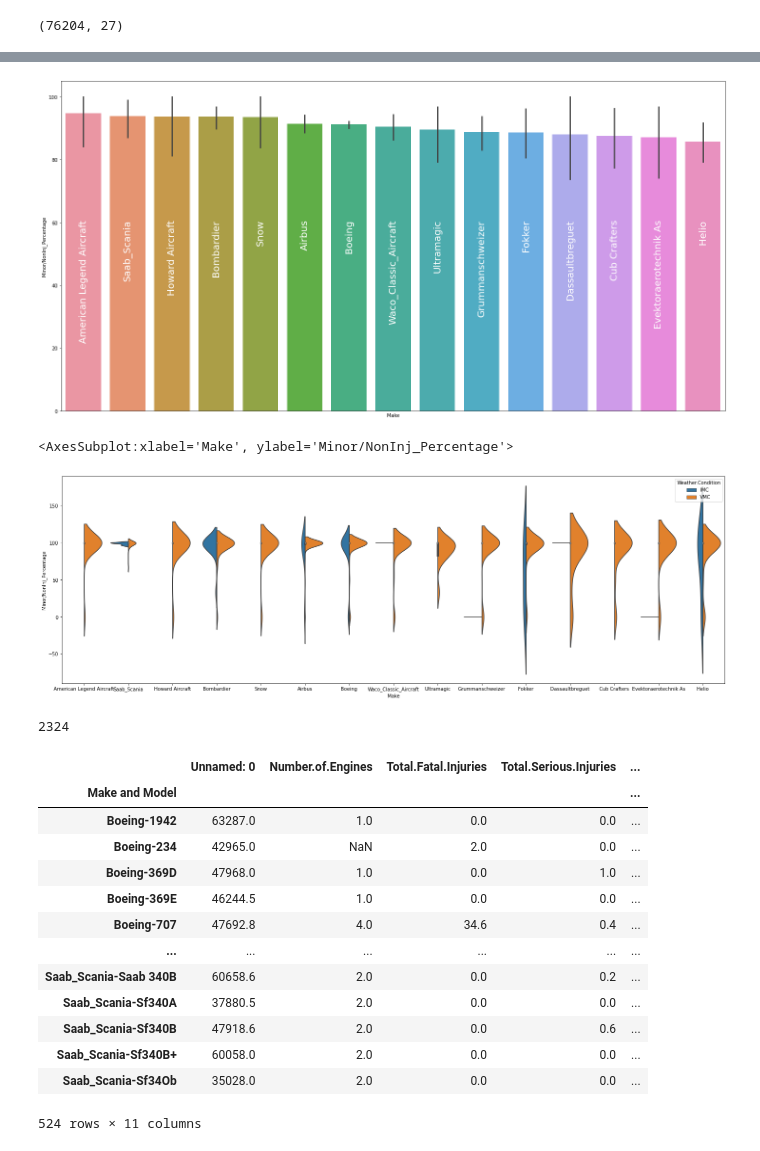
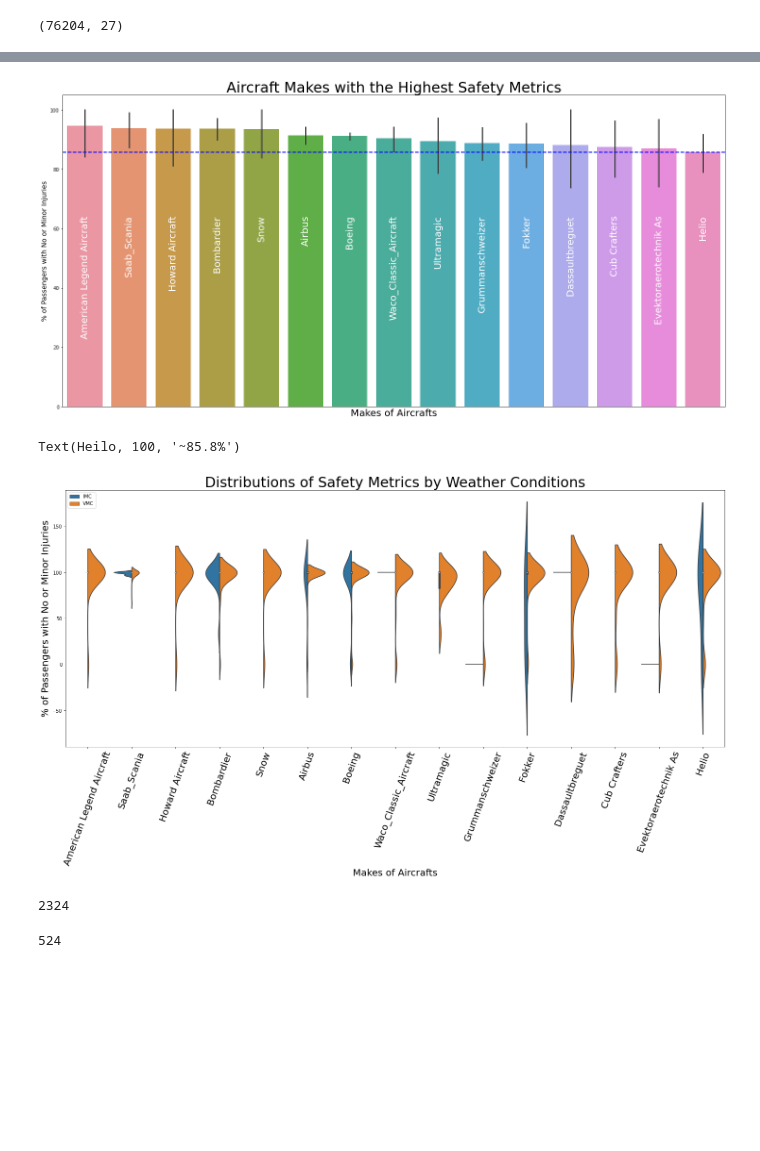
Before and after one commit to sunnywithcurlyhair/DS-Project-1, a Jupyter notebook: Sunny Liu Analysis.ipynb, the cells around one changed output, grey strips where cells are left out. Cells and saved outputs as stored; diff of their text form; code cells hidden in the pictures; blank space fills up the shorter version.

```diff
--- a/Sunny Liu Analysis.ipynb
+++ b/Sunny Liu Analysis.ipynb
@@ -129,6 +128,7 @@ safest_makes=list(df_subset_make_mean.head(15).index)
 df_safest = df[df['Make'].isin(safest_makes)]
 
 df_safest_makes=df_safest[df_safest['Weather.Condition'].isin(['IMC','VMC'])]
+df_safest_makes[['Make']]=df_safest_makes[['Make']].astype('category')
 df_safest_makes.info()
 # %% [output]
 <class 'pandas.core.frame.DataFrame'>
@@ -175,17 +206,31 @@ list(safest_makes)
 # %%
 fig, ax = plt.subplots(figsize = (20,10))
 sns.barplot(x='Make',y='Minor/NonInj_Percentage',data=df_safest,order=list(safest_makes))
+ax.set_title('Aircraft Makes with the Highest Safety Metrics', fontsize = 30 )
+ax.set_xlabel('Makes of Aircrafts', fontsize = 20)
+ax.set_ylabel('% of Passengers with No or Minor Injuries', fontsize = 14)
 ax.tick_params(axis = 'x', rotation = 90, pad = -400, labelsize=20,colors='white')
+ax.axhline(y=85.797161, c ='b', linewidth = 2, linestyle = '--')
 plt.tight_layout()
 plt.show()
 # %% [output]
-[figure, old version]
+[figure, new version]
+# %%
+ax.annotate('~85.8%', xy = ['Heilo',85.797161], xytext = ['Heilo',100],
+            fontsize = 12, c = 'b', arrowprops = dict(arrowstyle='->', color='blue', linewidth=2))
+# %% [output]
+Text(Heilo, 100, '~85.8%')
 # %%
-fig, ax = plt.subplots(figsize = (25,8))
+fig, ax = plt.subplots(figsize = (25,10))
 sns.violinplot(x='Make',y='Minor/NonInj_Percentage',data = df_safest_makes,order=list(safest_makes),hue='Weather.Condition',split = True)
+ax.set_title('Distributions of Safety Metrics by Weather Conditions', fontsize = 30 )
+ax.set_xlabel('Makes of Aircrafts', fontsize = 20)
+ax.set_ylabel('% of Passengers with No or Minor Injuries', fontsize = 20)
+ax.tick_params(axis = 'x', rotation = 70, labelsize=20,colors='black')
+ax.legend(loc = 'upper left')
+plt.show()
 # %% [output]
-<AxesSubplot:xlabel='Make', ylabel='Minor/NonInj_Percentage'>
-[figure, old version]
+[figure, new version]
 # %%
 recommended_makes=['Bombardier','Saab_Scania','Boeing']
 len(df[df['Make'].isin(recommended_makes)])
@@ -193,22 +238,9 @@ len(df[df['Make'].isin(recommended_makes)])
 2324
 # %%
 df_subset_makenmodel_mean = df[df['Make'].isin(recommended_makes)].groupby('Make and Model').mean()
-df_subset_makenmodel_mean
+len(df_subset_makenmodel_mean)
 # %% [output]
-|  | Unnamed: 0 | Number.of.Engines | Total.Fatal.Injuries | Total.Serious.Injuries | ... |
-| Make and Model |  |  |  |  | ... |
-| Boeing-1942 | 63287.0 | 1.0 | 0.0 | 0.0 | ... |
-| Boeing-234 | 42965.0 | NaN | 2.0 | 0.0 | ... |
-| Boeing-369D | 47968.0 | 1.0 | 0.0 | 1.0 | ... |
-| Boeing-369E | 46244.5 | 1.0 | 0.0 | 0.0 | ... |
-| Boeing-707 | 47692.8 | 4.0 | 34.6 | 0.4 | ... |
-| ... | ... | ... | ... | ... | ... |
-| Saab_Scania-Saab 340B | 60658.6 | 2.0 | 0.0 | 0.2 | ... |
-| Saab_Scania-Sf340A | 37880.5 | 2.0 | 0.0 | 0.0 | ... |
-| Saab_Scania-Sf340B | 47918.6 | 2.0 | 0.0 | 0.6 | ... |
-| Saab_Scania-Sf340B+ | 60058.0 | 2.0 | 0.0 | 0.0 | ... |
-| Saab_Scania-Sf34Ob | 35028.0 | 2.0 | 0.0 | 0.0 | ... |
-524 rows × 11 columns
+524
 # %%
 df_recommended_makemodels=df_subset_makenmodel_mean[df_subset_makenmodel_mean['Minor/NonInj_Percentage']==100]
 recommended_makenmodels=list(df_recommended_makemodels[df_recommended_makemodels['Total_passengers']>10].index)
```
Also changed, not shown: parts of 8 cells of this notebook.
